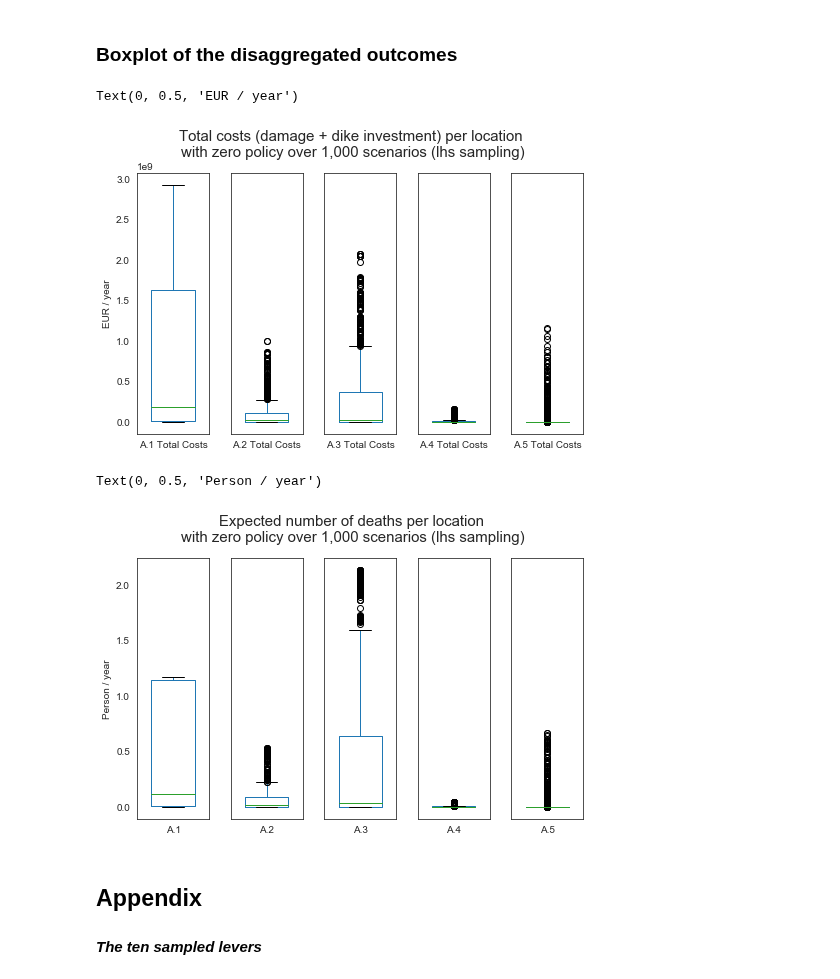
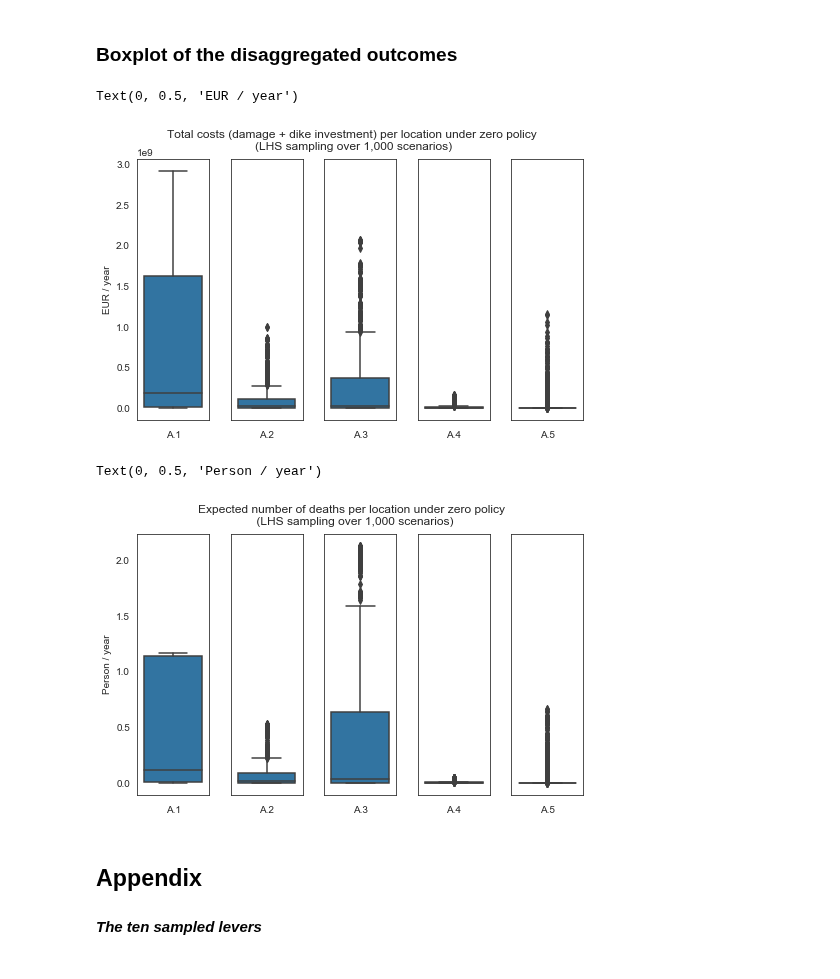
Before and after one commit to pdebiase/MBDM-group-11, a Jupyter notebook: final assignment/Open exploration Uncertainties.ipynb, the cells around one changed output. Cells and saved outputs as stored; diff of their text form; code cells hidden in the pictures.

```diff
--- a/final assignment/Open exploration Uncertainties.ipynb
+++ b/final assignment/Open exploration Uncertainties.ipynb
@@ -162,12 +162,14 @@ From the graphs we can see that **"no action" (zero policy) is the WORST action*
 # %%
 fig, axes = plt.subplots(1, 5, figsize=(10, 5))
 plt.subplots_adjust(wspace=0.85, top=0.85)
-kpis = pd.DataFrame([key.name for key in dike_model.outcomes])
-fig.suptitle('Outcomes under 11 policies (incl. no policy) over 1,000 scenarios (lhs sampling)', y=0.95, fontsize=15)
+kpis = [key.name for key in dike_model.outcomes]
+fig.suptitle('Outcomes under 11 policies (incl. zero policy) over 1,000 scenarios (LHS)', y=0.95, fontsize=15)
 
-for i, key in kpis.iterrows():
-    pd.Series(outcomes_w0[key[0]]).plot(kind='box', ax=axes[i], label=key[0], widths=0.7)
-    if not key[0] == 'Expected Number of Deaths':
+for key in kpis:
+    i = kpis.index(key)
+    sns.boxplot(pd.Series(outcomes_w0[key]), orient='v', ax=axes[i])
+    axes[i].set_xlabel(key)
+    if not key == 'Expected Number of Deaths':
         axes[i].set_ylabel('Euro') # set units for damage and costs
     else:
         axes[i].set_ylabel('Person') # set unit for number of deaths
@@ -350,7 +352,7 @@ The results suggest that the greatest risk in terms of deaths and damage is at A
 # %%
 ID_PF = 3    # assign problem_formulation_id: disaggregated over locations
 NR_STEPS = 2 # assign number of planning steps
-dike_model, planning_steps = get_model_for_problem_formulation(ID_PF, NR_STEPS)
+dike_model_disagg, planning_steps = get_model_for_problem_formulation(ID_PF, NR_STEPS)
 # %%
 %%time
 with MultiprocessingEvaluator(dike_model) as evaluator:
@@ -378,7 +380,7 @@ Wall time: 9min 38s
 # %%
 results_policy0dis = load_results('./results/open_exploration_uncertainties_policy0_2steps_disaggregated.tar.gz')
 
-experiments_policy0dis, outcomes_policy0dis = results_policy0dis
+_, outcomes_policy0dis = results_policy0dis
 # %% [output]
 [MainProcess/INFO] results loaded succesfully from D:\EPA\EPA Semester-1.4\EPA1361 Model-based Decision-making\MBDM-group-11\final assignment\results\open_exploration_uncertainties_policy0_2steps_disa ...
 # %% [markdown]
@@ -388,39 +390,39 @@ experiments_policy0dis, outcomes_policy0dis = results_policy0dis
 fig, axes = plt.subplots(1, 5, figsize=(8, 5), sharey=True)
 plt.subplots_adjust(wspace=0.3, top=0.85)
 
-kpis = [key.name for key in dike_model.outcomes
+kpis = [key.name for key in dike_model_disagg.outcomes
         if 'Total Costs' in key.name and 'RfR' not in key.name]
 
 for kpi in kpis:
-    pd.Series(outcomes_policy0dis[kpi]).plot(kind='box', widths=0.6,
-                                             label=kpi.split('_')[0], # label only location
-                                             ax=axes[kpis.index(kpi)])
+    sns.boxplot(pd.Series(outcomes_policy0dis[kpi]), orient='v',
+                ax=axes[kpis.index(kpi)])
+    axes[kpis.index(kpi)].set_xlabel(kpi.split(' ')[0]) # label only location
 
-fig.suptitle('Total costs (damage + dike investment) per location \nwith zero policy over 1,000 scenarios (lhs sampling)',
-             y=0.97, fontsize=15)
+fig.suptitle('Total costs (damage + dike investment) per location under zero policy \n(LHS sampling over 1,000 scenarios)',
+             y=0.93, fontsize=12)
 axes[0].set_ylabel('EUR / year') # set units for damage and costs
 # %% [output]
 Text(0, 0.5, 'EUR / year')
-[figure, old version]
+[figure, new version]
 # %%
 # plot for number of deaths per location
 fig, axes = plt.subplots(1, 5, figsize=(8, 5), sharey=True)
 plt.subplots_adjust(wspace=0.3, top=0.85)
 
-kpis = [key.name for key in dike_model.outcomes
+kpis = [key.name for key in dike_model_disagg.outcomes
         if 'Expected Number of Deaths' in key.name]
 
 for kpi in kpis:
-    pd.Series(outcomes_policy0dis[kpi]).plot(kind='box', widths=0.6,
-                                             label=kpi.split('_')[0], # label only location
-                                             ax=axes[kpis.index(kpi)])
+    sns.boxplot(pd.Series(outcomes_policy0dis[kpi]), orient='v',
+                ax=axes[kpis.index(kpi)])
+    axes[kpis.index(kpi)].set_xlabel(kpi.split('_')[0]) # label only location
 
-fig.suptitle('Expected number of deaths per location \nwith zero policy over 1,000 scenarios (lhs sampling)',
-             y=0.97, fontsize=15)
+fig.suptitle('Expected number of deaths per location under zero policy \n (LHS sampling over 1,000 scenarios)',
+             y=0.93, fontsize=12)
 axes[0].set_ylabel('Person / year') # set units for deaths
 # %% [output]
 Text(0, 0.5, 'Person / year')
-[figure, old version]
+[figure, new version]
 # %% [markdown]
 ## Appendix
 
```
Also changed, not shown: parts of 1 cell of this notebook.
